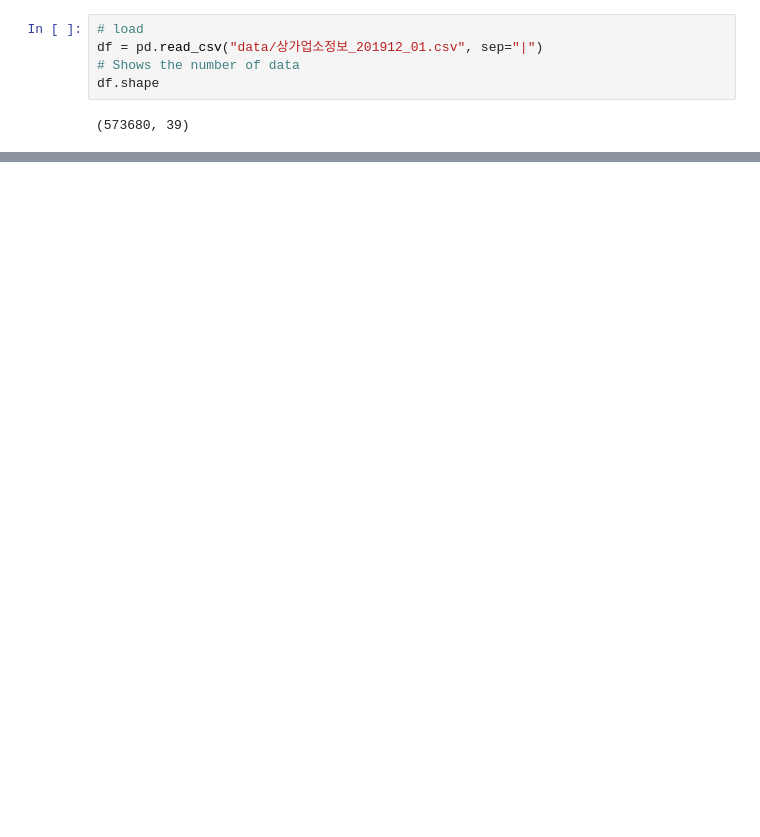
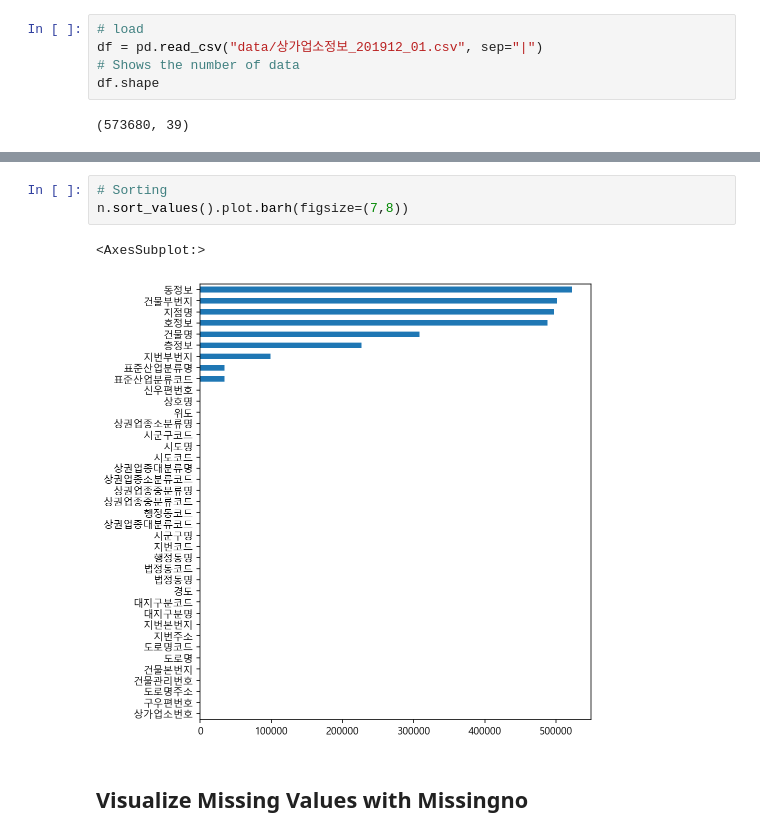
Before and after one commit to taeheelee90/seoul_market_analysis, a Jupyter notebook: Untitled.ipynb, the cells around one changed output, grey strips where cells are left out. Saved outputs shown, nothing was run; the diff lists cells and outputs as text; blank space fills up the shorter version.

```diff
--- a/Untitled.ipynb
+++ b/Untitled.ipynb
@@ -52,0 +172,8 @@ df.shape
+# %%
+# Sorting
+n.sort_values().plot.barh(figsize=(7,8))
+# %% [output]
+<AxesSubplot:>
+[figure, added]
+# %% [markdown]
+## Visualize Missing Values with Missingno
```
Also changed, not shown: parts of 21 cells of this notebook.
